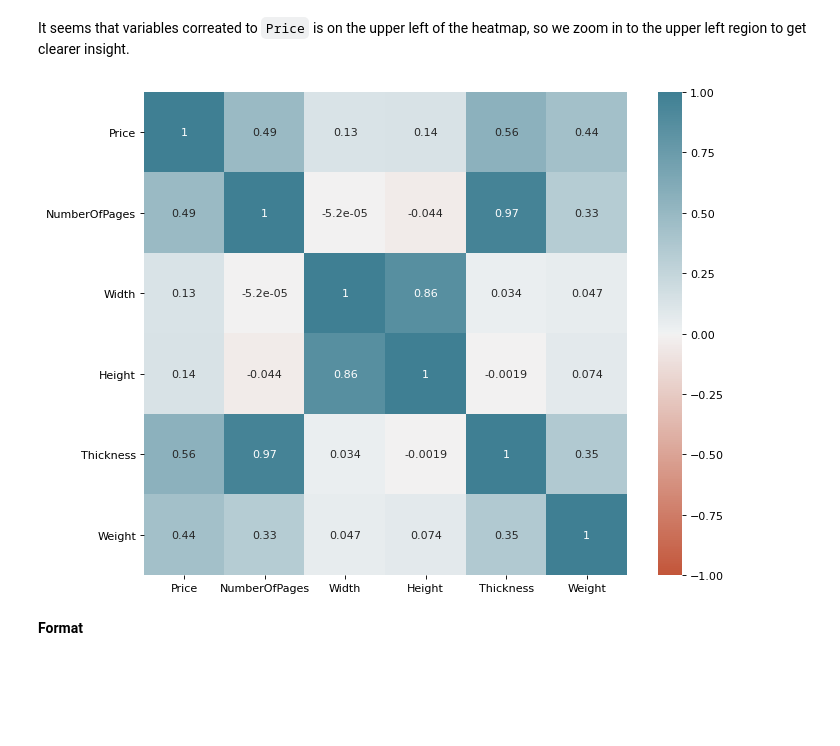
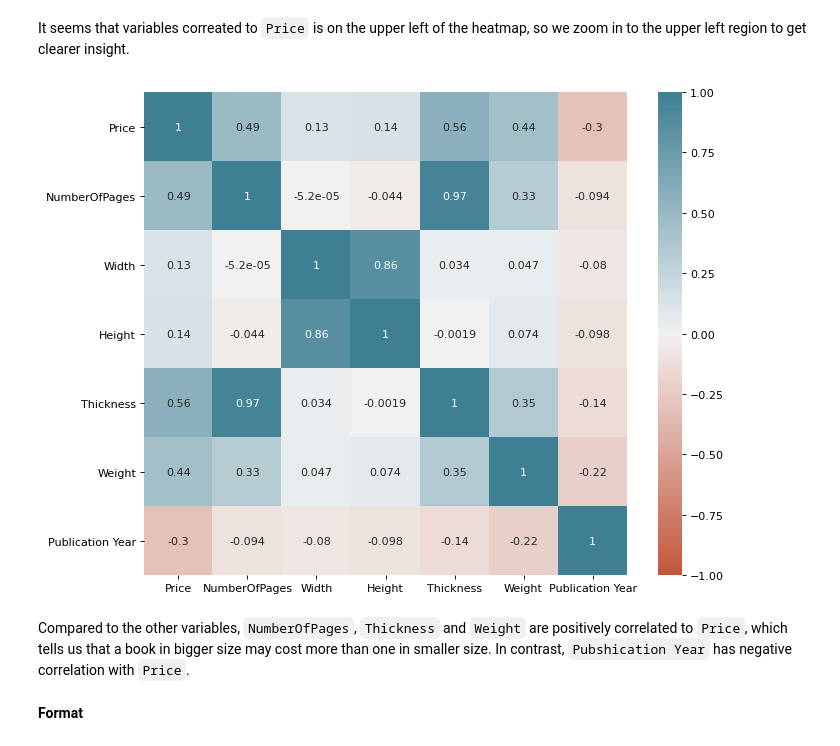
Before and after one commit to peiyiHung/mywebsite, a Jupyter notebook: _notebooks/2020-12-25-Predicting prices of Machine Learning Books.ipynb, the cells around one changed output. Cells and saved outputs as stored; diff of their text form; code cells hidden in the pictures; blank space fills up the shorter version.

```diff
--- a/_notebooks/2020-12-25-Predicting prices of Machine Learning Books.ipynb
+++ b/_notebooks/2020-12-25-Predicting prices of Machine Learning Books.ipynb
@@ -112,12 +112,14 @@ sns.heatmap(books.corr(), square=True,
 # %% [markdown]
 It seems that variables correated to `Price` is on the upper left of the heatmap, so we zoom in to the upper left region to get clearer insight.
 # %%
-num_var = ["Price", "NumberOfPages", "Width", "Height", "Thickness", "Weight"]
+num_var = ["Price", "NumberOfPages", "Width", "Height", "Thickness", "Weight", "Publication Year"]
 sns.heatmap(books.loc[:,num_var].corr(), square=True, annot=True,
             cmap=sns.diverging_palette(20, 220, as_cmap=True),
             vmin=-1, vmax=1);
 # %% [output]
-[figure, old version]
+[figure, new version]
+# %% [markdown]
+Compared to the other variables, `NumberOfPages`, `Thickness` and `Weight` are positively correlated to `Price`, which tells us that a book in bigger size may cost more than one in smaller size. In contrast, `Pubshication Year` has negative correlation with `Price`.
 # %% [markdown]
 **Format**
 # %%
```
